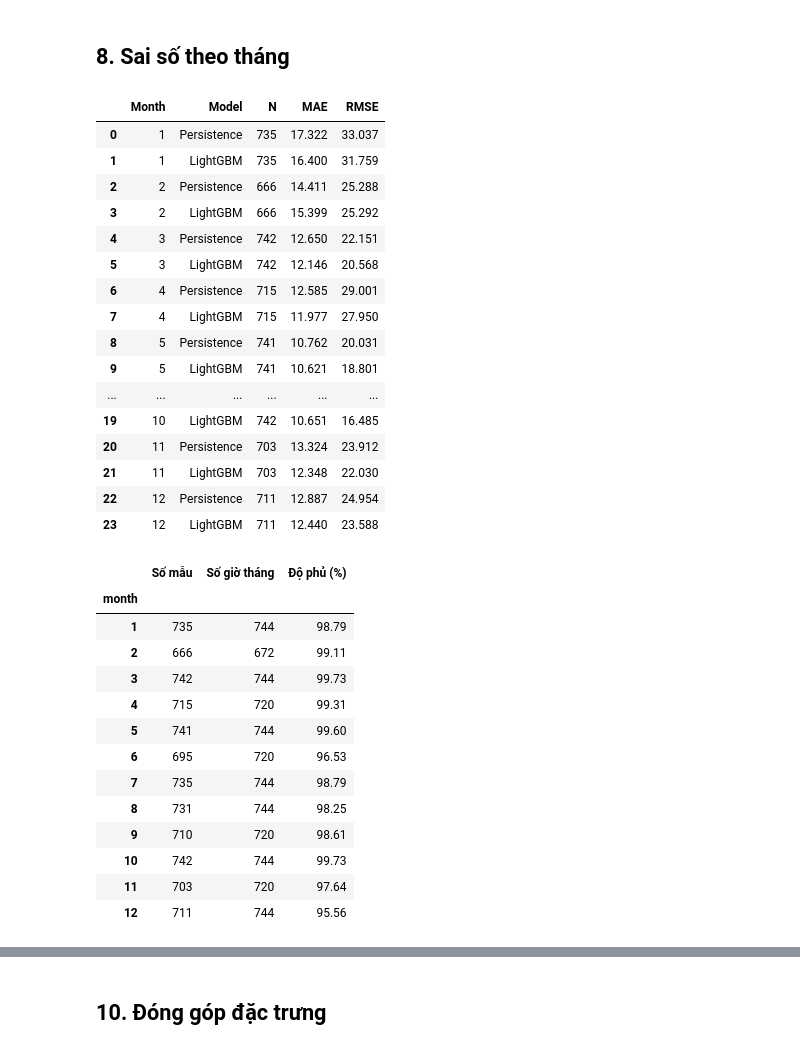
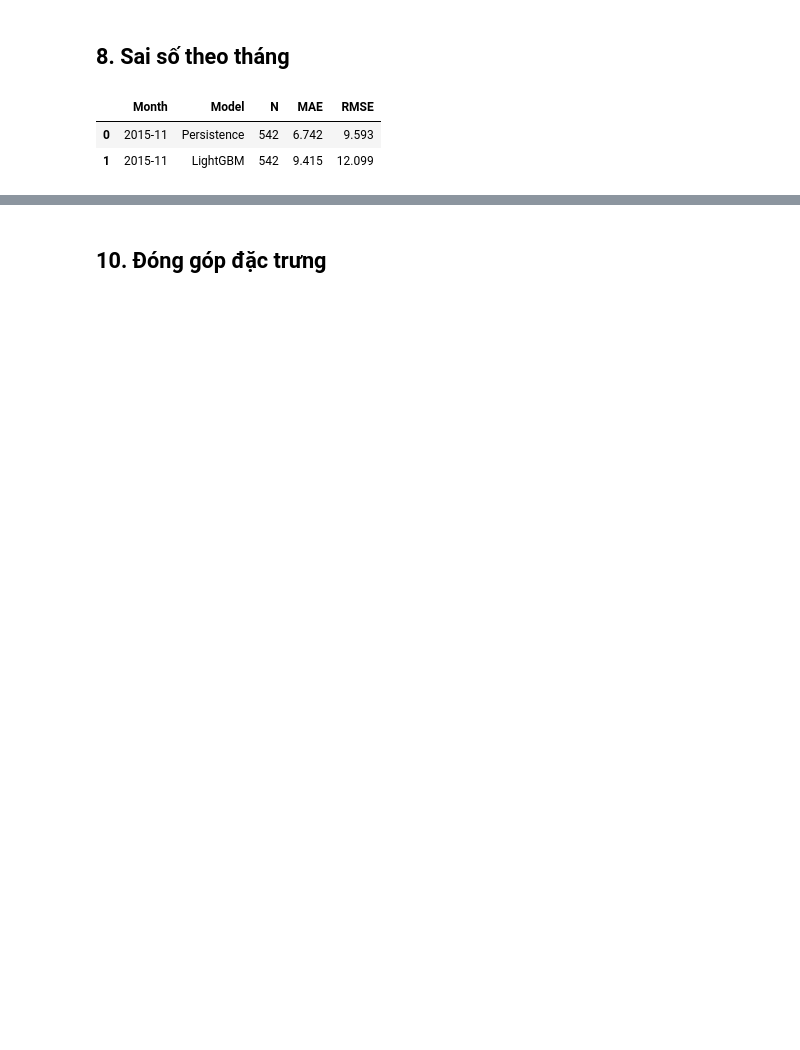
Before and after one commit to Nhom-4-HKDN-2026-2027/Nhom4-HKDN_2026-2027, a Jupyter notebook: models/pm25-baseline.ipynb, the cells around one changed output, grey strips where cells are left out. Drawn from its saved outputs; the diff is of its cells as text; code cells hidden in the pictures; blank space fills up the shorter version.

```diff
--- a/models/pm25-baseline.ipynb
+++ b/models/pm25-baseline.ipynb
@@ -3,5 +1,7 @@
 # %%
 # %pip install pandas numpy matplotlib lightgbm scikit-learn
+from pathlib import Path
+
 import matplotlib.pyplot as plt
 import numpy as np
 import pandas as pd
@@ -10,8 +10,13 @@ from lightgbm import LGBMRegressor
 from matplotlib.patches import Patch
 from sklearn.metrics import mean_absolute_error, mean_squared_error
 
-raw = pd.read_csv("PRSA_data_2010.1.1-2014.12.31.csv")
+csv_name = "beijing_multisite_features.csv"
+paths = [Path("data/sample") / csv_name, Path("../data/sample") / csv_name, Path(csv_name)]
+data_path = next((path for path in paths if path.is_file()), None)
+if data_path is None:
+    raise FileNotFoundError(f"Đặt {csv_name} trong data/sample/ hoặc cạnh notebook.")
+
+raw = pd.read_csv(data_path, dtype={"station_id": "string"})
 print("Kích thước dữ liệu:", raw.shape)
 display(raw.head())
-display(raw.isna().sum().to_frame("Số giá trị thiếu"))
 # %% [output]
@@ -98,11 +68,11 @@ features = features_base + weather_features
 # %% [markdown]
 ## 4. Xử lý thiếu
 # %%
-missing_current = df["pm25"].isna()
+missing_current = df["pm25_ug_m3"].isna()
 missing_target = df["target"].isna()
 print("Thiếu PM2.5 hiện tại:", missing_current.sum())
 print("Có PM2.5 hiện tại nhưng thiếu nhãn:", ((~missing_current) & missing_target).sum())
-data = df.dropna(subset=["pm25", "target"]).copy()
+data = df.dropna(subset=["pm25_ug_m3", "target"]).copy()
 print("Tổng số dòng bị loại:", len(df) - len(data))
 print("Số dòng còn lại:", len(data))
 display(data[features].isna().sum().to_frame("NaN đầu vào còn lại"))
@@ -133,12 +100,12 @@ Số dòng còn lại: 41543
 # %%
-cutoff = pd.Timestamp("2014-01-01", tz="Asia/Shanghai")
-end = pd.Timestamp("2015-01-01", tz="Asia/Shanghai")
+cutoff = pd.Timestamp("2015-11-20", tz="UTC")
 train = data[data.target_time < cutoff]
-test = data[(data.target_time >= cutoff) & (data.target_time < end)]
+test = data[data.target_time >= cutoff]
+assert not train.empty and not test.empty
 assert train.target_time.max() < test.target_time.min()
 
 print("Số mẫu train:", len(train))
 print("Số mẫu test:", len(test))
-print("Nhãn train cuối:", train.target_time.max().tz_convert("Asia/Shanghai"))
-print("Nhãn test đầu:", test.target_time.min().tz_convert("Asia/Shanghai"))
+print("Nhãn train cuối (UTC):", train.target_time.max())
+print("Nhãn test đầu (UTC):", test.target_time.min())
 # %% [output]
@@ -160,9 +127,10 @@ model = LGBMRegressor(
 model.fit(train[features], train.target)
 pred = pd.DataFrame(
     {
+        "station_id": test.station_id,
         "target_time": test.target_time,
         "actual": test.target,
-        "Persistence": test.pm25,
+        "Persistence": test.pm25_ug_m3,
         "LightGBM": np.maximum(model.predict(test[features]), 0),
     }
 )
@@ -225,58 +189,24 @@ Giảm RMSE (%): 4.67
 # %% [markdown]
 ## 8. Sai số theo tháng
 # %%
-pred["month"] = pred.target_time.dt.tz_convert("Asia/Shanghai").dt.month
+pred["month"] = pred.target_time.dt.tz_convert("Asia/Shanghai").dt.strftime("%Y-%m")
 rows = []
 for month, group in pred.groupby("month"):
     for name in ["Persistence", "LightGBM"]:
         rows.append(
             {
                 "Month": month,
                 "Model": name,
                 "N": len(group),
                 "MAE": mean_absolute_error(group.actual, group[name]),
                 "RMSE": np.sqrt(mean_squared_error(group.actual, group[name])),
             }
         )
 monthly = pd.DataFrame(rows)
 
 display(monthly.round(3))
-coverage = pred.groupby("month").size().to_frame("Số mẫu")
-coverage["Số giờ tháng"] = [
-    pd.Timestamp(2014, int(m), 1).days_in_month * 24 for m in coverage.index
-]
-coverage["Độ phủ (%)"] = coverage["Số mẫu"] / coverage["Số giờ tháng"] * 100
-display(coverage.round(2))
 # %% [output]
 |  | Month | Model | N | MAE | RMSE |
-| 0 | 1 | Persistence | 735 | 17.322 | 33.037 |
-| 1 | 1 | LightGBM | 735 | 16.400 | 31.759 |
-| 2 | 2 | Persistence | 666 | 14.411 | 25.288 |
-| 3 | 2 | LightGBM | 666 | 15.399 | 25.292 |
-| 4 | 3 | Persistence | 742 | 12.650 | 22.151 |
-| 5 | 3 | LightGBM | 742 | 12.146 | 20.568 |
-| 6 | 4 | Persistence | 715 | 12.585 | 29.001 |
-| 7 | 4 | LightGBM | 715 | 11.977 | 27.950 |
-| 8 | 5 | Persistence | 741 | 10.762 | 20.031 |
-| 9 | 5 | LightGBM | 741 | 10.621 | 18.801 |
-| ... | ... | ... | ... | ... | ... |
-| 19 | 10 | LightGBM | 742 | 10.651 | 16.485 |
-| 20 | 11 | Persistence | 703 | 13.324 | 23.912 |
-| 21 | 11 | LightGBM | 703 | 12.348 | 22.030 |
-| 22 | 12 | Persistence | 711 | 12.887 | 24.954 |
-| 23 | 12 | LightGBM | 711 | 12.440 | 23.588 |
+| 0 | 2015-11 | Persistence | 542 | 6.742 | 9.593 |
+| 1 | 2015-11 | LightGBM | 542 | 9.415 | 12.099 |
-|  | Số mẫu | Số giờ tháng | Độ phủ (%) |
-| month |  |  |  |
-| 1 | 735 | 744 | 98.79 |
-| 2 | 666 | 672 | 99.11 |
-| 3 | 742 | 744 | 99.73 |
-| 4 | 715 | 720 | 99.31 |
-| 5 | 741 | 744 | 99.60 |
-| 6 | 695 | 720 | 96.53 |
-| 7 | 735 | 744 | 98.79 |
-| 8 | 731 | 744 | 98.25 |
-| 9 | 710 | 720 | 98.61 |
-| 10 | 742 | 744 | 99.73 |
-| 11 | 703 | 720 | 97.64 |
-| 12 | 711 | 744 | 95.56 |
 # %% [markdown]
```
Also changed, not shown: parts of 14 cells of this notebook.
